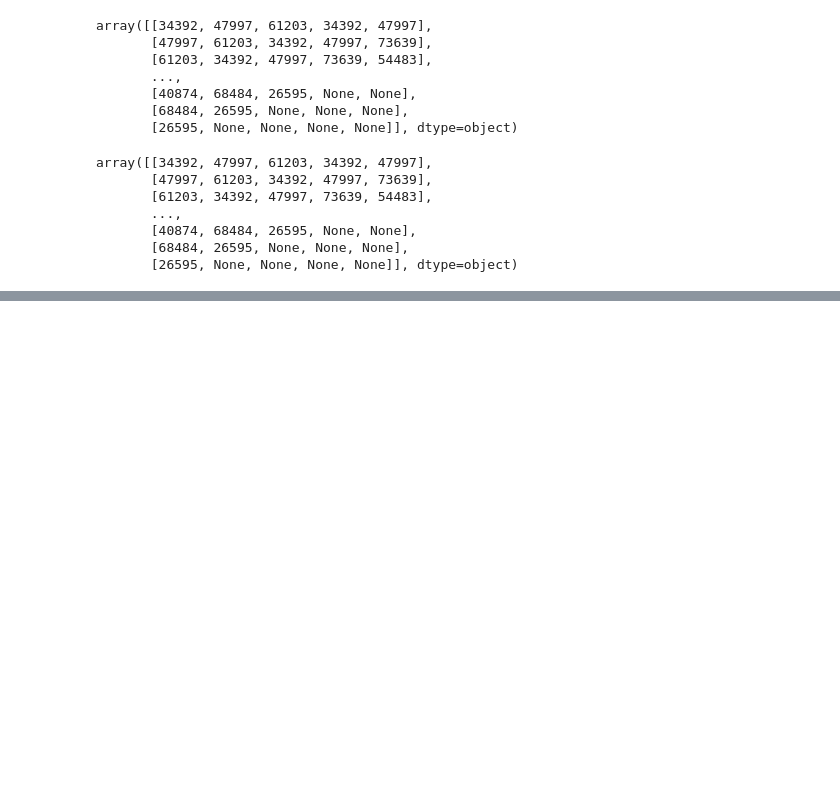
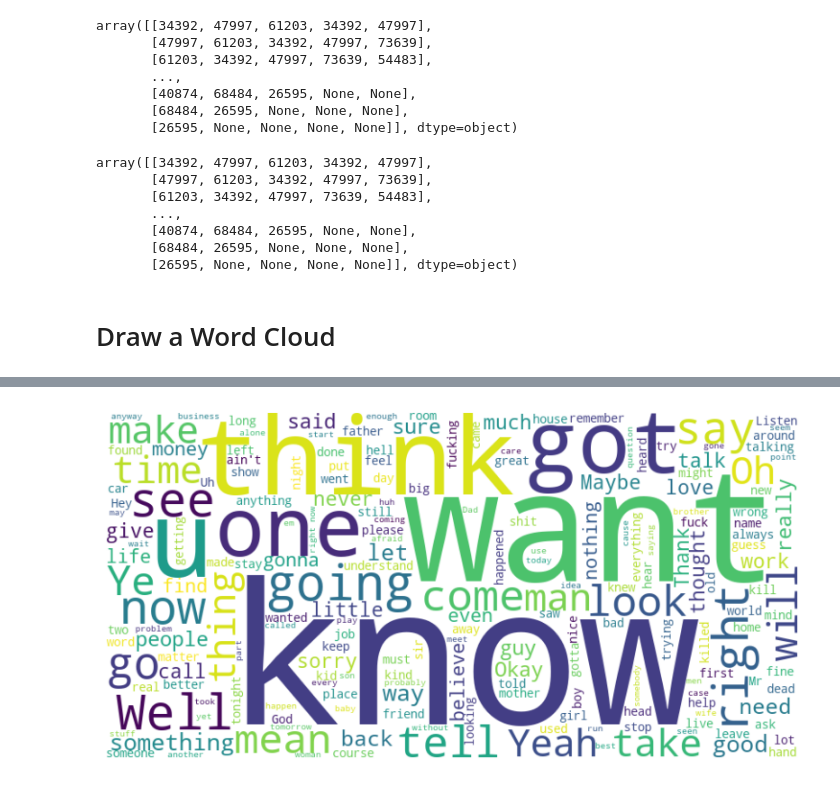
Before and after one commit to Patrick2Varcoe/SDAVPatrickVarcoe, a Jupyter notebook: activity-10a-moretext.ipynb, the cells around one changed output, grey strips where cells are left out. Cells and saved outputs as stored; diff of their text form; code cells hidden in the pictures; blank space fills up the shorter version.

Commit message:
Added Word Cloud

```diff
--- a/activity-10a-moretext.ipynb
+++ b/activity-10a-moretext.ipynb
@@ -180,3 +180,26 @@ array([[34392, 47997, 61203, 34392, 47997],
        [40874, 68484, 26595, None, None],
        [68484, 26595, None, None, None],
        [26595, None, None, None, None]], dtype=object)
+# %% [markdown]
+# Draw a Word Cloud
+# %%
+!pip install wordcloud
+from wordcloud import WordCloud
+import matplotlib.pyplot as plt
+
+# Example array of words
+# ld = ["data", "science", "python", "AI", "machine learning", "data", "AI", "deep learning",
+#       "neural network", "data", "science", "AI", "natural language processing", "data", "AI"]
+
+# Convert the list to a single string for WordCloud generation
+text = " ".join(ld)
+
+# Generate the word cloud
+wordcloud = WordCloud(width=800, height=400, background_color='white').generate(text)
+
+# Plot the word cloud
+plt.figure(figsize=(10, 5))
+plt.imshow(wordcloud, interpolation='bilinear')
+plt.axis("off")
+plt.show()
+# %% [output]
@@ -182,0 +218 @@ array([[34392, 47997, 61203, 34392, 47997],
+[figure, added]
```
Also changed, not shown: parts of 1 cell of this notebook.
